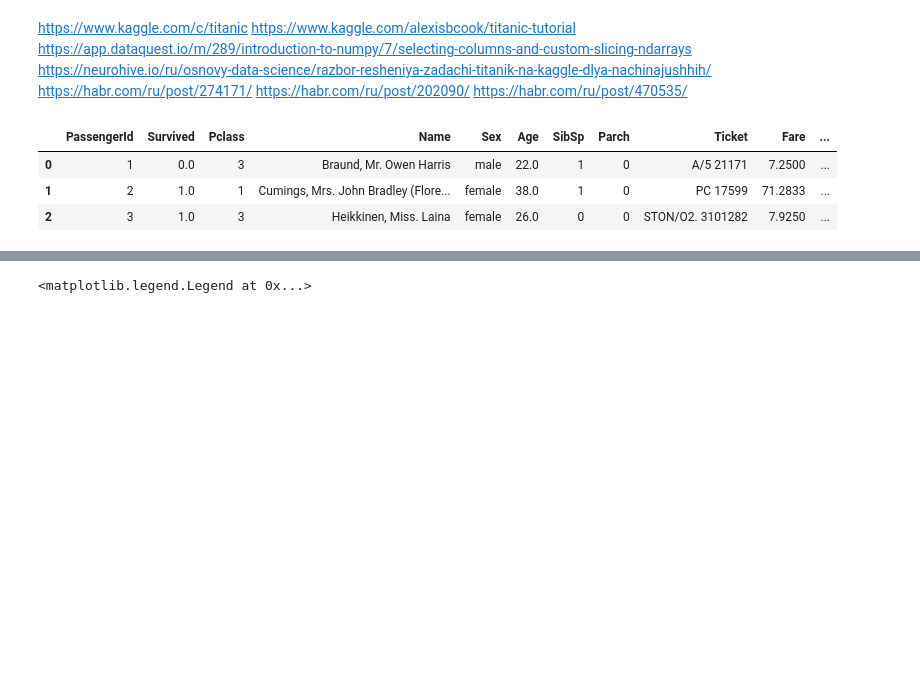
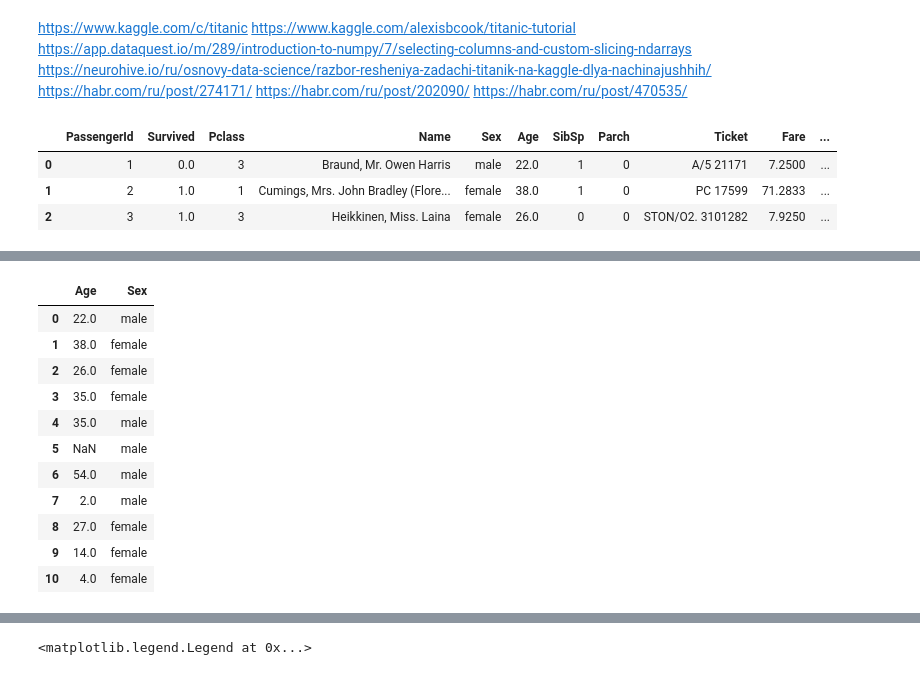
Before and after one commit to Gloriel/Kaggle, a Jupyter notebook: Titanic/Titanic_base.ipynb, the cells around one changed output, grey strips where cells are left out. Drawn from its saved outputs; the diff is of its cells as text; code cells hidden in the pictures; blank space fills up the shorter version.

```diff
--- a/Titanic/Titanic_base.ipynb
+++ b/Titanic/Titanic_base.ipynb
@@ -56,10 +148,23 @@ td[['Parch', 'SibSp']].value_counts()
 # %%
 #Оцениваем возраст
 td["Age"].unique()
 td["Age"].mean()
-td_age = titanic['Age'].value_counts()
+td_age = td['Age'].value_counts()
 age_24_30 = td_age.loc[[24.00, 30.00]]
 td.loc[:10, ["Age", "Sex"]]
+# %% [output]
+|  | Age | Sex |
+| 0 | 22.0 | male |
+| 1 | 38.0 | female |
+| 2 | 26.0 | female |
+| 3 | 35.0 | female |
+| 4 | 35.0 | male |
+| 5 | NaN | male |
+| 6 | 54.0 | male |
+| 7 | 2.0 | male |
+| 8 | 27.0 | female |
+| 9 | 14.0 | female |
+| 10 | 4.0 | female |
 # %%
 #Зависимая и независимые переменные. Сортировка выживших по полу и возрасту.
 td[["Survived", "Age", "Sex"]].value_counts().loc[1]
```
Also changed, not shown: parts of 19 cells of this notebook.
